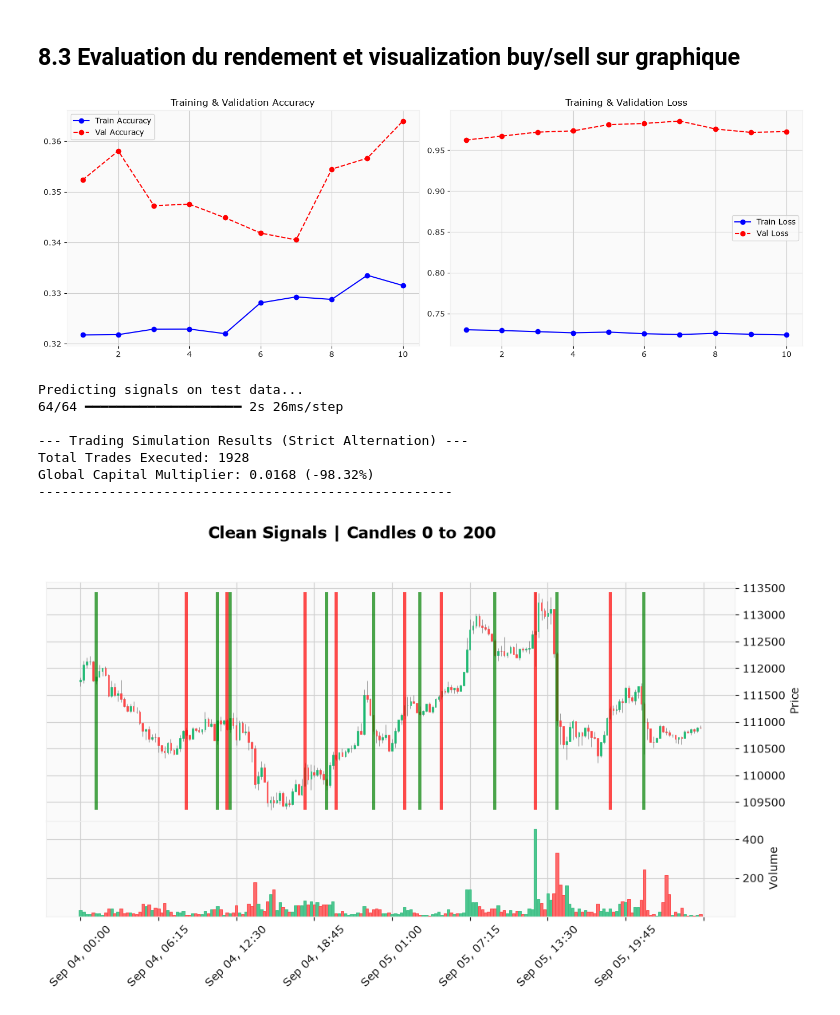
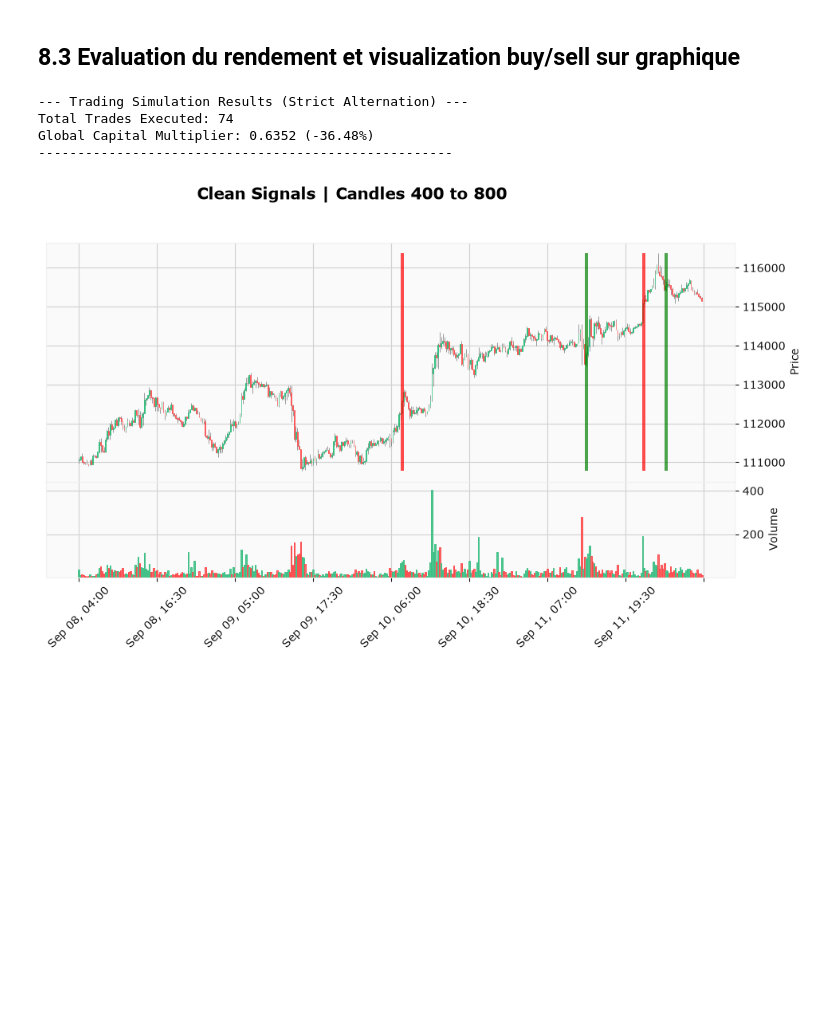
Before and after one commit to louisderveloy/Trader_Artificial_Intelligence, a Jupyter notebook: sample.ipynb, the cells around one changed output. Cells and saved outputs as stored; diff of their text form; code cells hidden in the pictures; blank space fills up the shorter version.

```diff
--- a/sample.ipynb
+++ b/sample.ipynb
@@ -535,10 +617,11 @@ predictions = model.predict(X_test, batch_size=BATCH_SIZE)
 # %% [markdown]
 ## 8.3 Evaluation du rendement et visualization buy/sell sur graphique
 # %%
-BUY_THRESHOLD = 0.60
-SELL_THRESHOLD = 0.60
+# --- DÉFINITION DES LIMITES (Modifiables sans recalculer les graphiques) ---
+BUY_THRESHOLD = 0.795
+SELL_THRESHOLD = 0.775
 
-
+# 1. Application des limites sur les prédictions existantes
 predicted_classes = []
 for prob in predictions:
     if prob[1] > BUY_THRESHOLD: predicted_classes.append(1)
@@ -548,11 +631,11 @@ for prob in predictions:
 reverse_mapping = {0: "hold", 1: "buy", 2: "sell"}
 predicted_labels = [reverse_mapping[c] for c in predicted_classes]
 
-# Aligner avec le dataframe original test_data
+# 2. Alignement avec les données de test
 df_results = test_data.iloc[WINDOW_SIZE:].copy()
 df_results["predicted_signal"] = predicted_labels
 
-# Filtrage Alternance Stricte (Buy -> Sell -> Buy -> Sell)
+# 3. Filtrage Alternance Stricte (Buy -> Sell -> Buy -> Sell)
 filtered_signals = []
 current_state = 'none'
 
@@ -569,6 +652,7 @@ for sig in df_results['predicted_signal']:
 df_plot_interactive = df_results.copy()
 df_plot_interactive['clean_signal'] = filtered_signals
 
+# 4. Calcul de la rentabilité globale
 global_multiplier = 1.0
 trades_count = 0
 last_buy_row = None
@@ -586,44 +670,40 @@ print(f"\n--- Trading Simulation Results (Strict Alternation) ---")
 print(f"Total Trades Executed: {trades_count}")
 print(f"Global Capital Multiplier: {global_multiplier:.4f} ({(global_multiplier - 1)*100:.2f}%)")
 print(f"-----------------------------------------------------\n")
 
-# --- Visualisation ---
-START_INDEX = 0
-CANDLES_PER_VIEW = 200
+# 5. Visualisation mplfinance
+START_INDEX = 400
+CANDLES_PER_VIEW = 400
 
-# Formatage final pour mplfinance (nécessite noms de colonnes majuscules)
 df_plot_interactive = df_plot_interactive.rename(columns={
     "open": "Open", "high": "High", "low": "Low", "close": "Close", "volume": "Volume"
 })
-df_plot_interactive.set_index("time", inplace=True)
+if "time" in df_plot_interactive.columns:
+    df_plot_interactive.set_index("time", inplace=True)
 
 total_candles = len(df_plot_interactive)
 end_idx = min(START_INDEX + CANDLES_PER_VIEW, total_candles)
 df_slice = df_plot_interactive.iloc[START_INDEX:end_idx]
 
 buys_in_slice = df_slice[df_slice["clean_signal"] == "buy"].index.tolist()
 sells_in_slice = df_slice[df_slice["clean_signal"] == "sell"].index.tolist()
 
 vlines_dates = buys_in_slice + sells_in_slice
 vlines_colors = ["g"] * len(buys_in_slice) + ["r"] * len(sells_in_slice)
 vlines_kwargs = dict(vlines=vlines_dates, colors=vlines_colors, linewidths=1.5, alpha=0.7) if vlines_dates else None
 
 mpf.plot(
     df_slice,
     type="candle",
     style="yahoo",
     volume=True,
     vlines=vlines_kwargs,
     title=f"Clean Signals | Candles {START_INDEX} to {end_idx}",
     figsize=(12, 6)
 )
 # %% [output]
+--- Trading Simulation Results (Strict Alternation) ---
+Total Trades Executed: 74
+Global Capital Multiplier: 0.6352 (-36.48%)
+-----------------------------------------------------
-[figure, old version]
+[figure, new version]
-Predicting signals on test data...
-64/64 ━━━━━━━━━━━━━━━━━━━━ 2s 26ms/step
-
---- Trading Simulation Results (Strict Alternation) ---
-Total Trades Executed: 1928
-Global Capital Multiplier: 0.0168 (-98.32%)
------------------------------------------------------
-[figure, removed]
```
Also changed, not shown: parts of 11 cells of this notebook, 3 other files.
